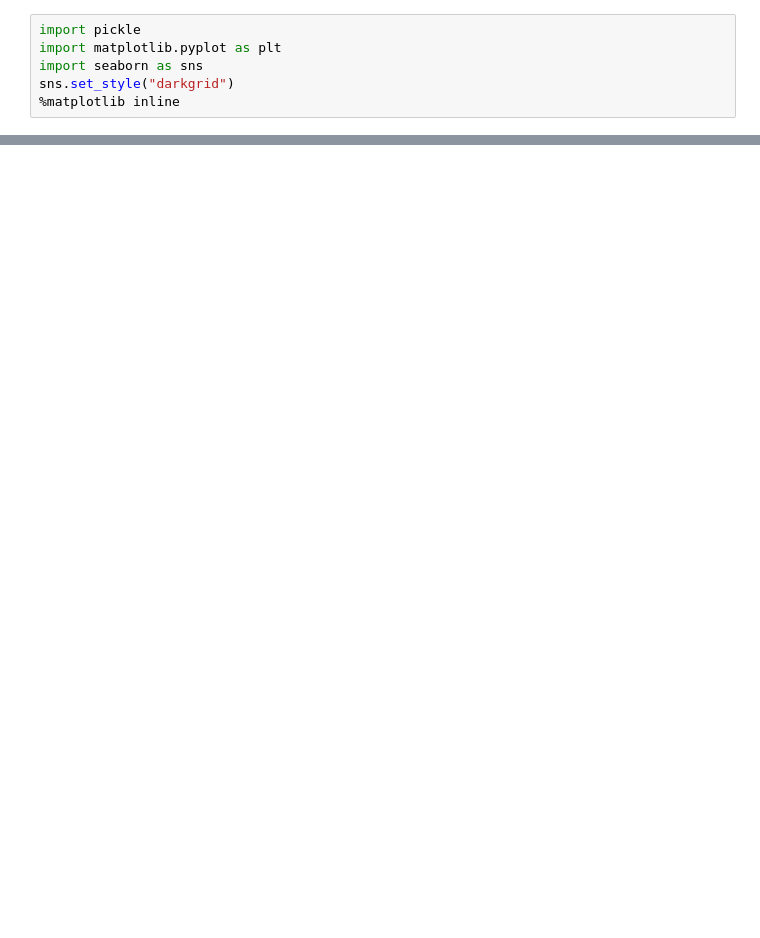
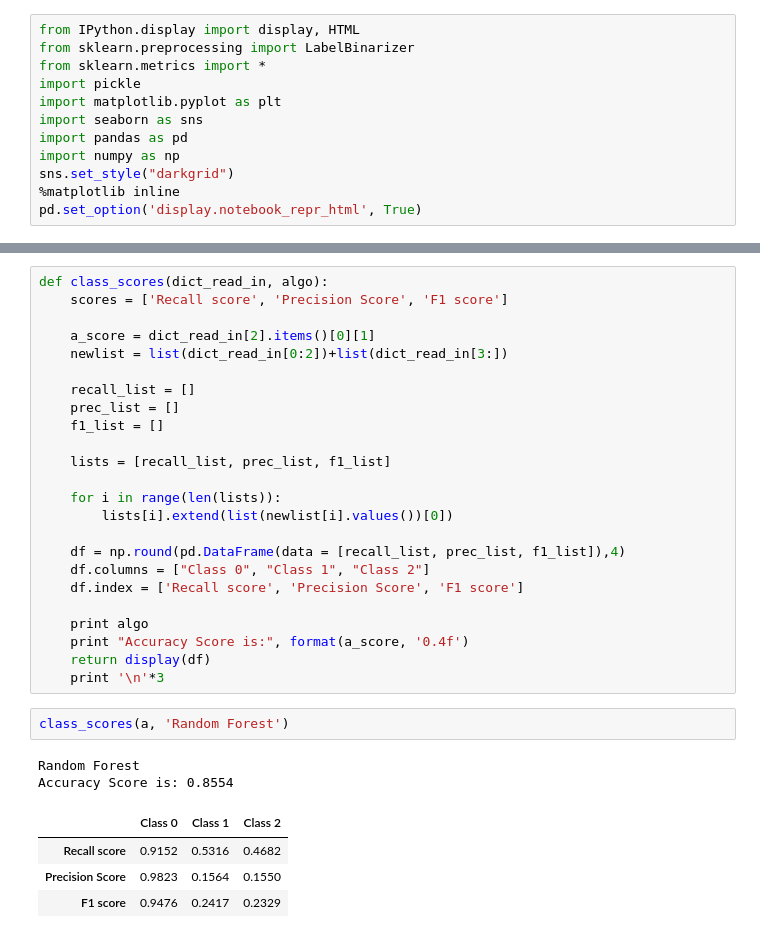
Before and after one commit to yongcho822/Divvy-Project, a Jupyter notebook: Scores_ROCs.ipynb, the cells around one changed output, grey strips where cells are left out. Drawn from its saved outputs; the diff is of its cells as text; blank space fills up the shorter version.

```diff
--- a/Scores_ROCs.ipynb
+++ b/Scores_ROCs.ipynb
@@ -1,6 +1,12 @@
 # %%
+from IPython.display import display, HTML
+from sklearn.preprocessing import LabelBinarizer
+from sklearn.metrics import *
 import pickle
 import matplotlib.pyplot as plt
 import seaborn as sns
+import pandas as pd
+import numpy as np
 sns.set_style("darkgrid")
 %matplotlib inline
+pd.set_option('display.notebook_repr_html', True)
@@ -7,3 +42,36 @@ sns.set_style("darkgrid")
+# %%
+def class_scores(dict_read_in, algo):
+    scores = ['Recall score', 'Precision Score', 'F1 score']
+
+    a_score = dict_read_in[2].items()[0][1]
+    newlist = list(dict_read_in[0:2])+list(dict_read_in[3:])
+
+    recall_list = []
+    prec_list = []
+    f1_list = []
+
+    lists = [recall_list, prec_list, f1_list]
+
+    for i in range(len(lists)):
+        lists[i].extend(list(newlist[i].values())[0])
+
+    df = np.round(pd.DataFrame(data = [recall_list, prec_list, f1_list]),4)
+    df.columns = ["Class 0", "Class 1", "Class 2"]
+    df.index = ['Recall score', 'Precision Score', 'F1 score']
+
+    print algo
+    print "Accuracy Score is:", format(a_score, '0.4f')
+    return display(df)
+    print '\n'*3
+# %%
+class_scores(a, 'Random Forest')
+# %% [output]
+Random Forest
+Accuracy Score is: 0.8554
+|  | Class 0 | Class 1 | Class 2 |
+| Recall score | 0.9152 | 0.5316 | 0.4682 |
+| Precision Score | 0.9823 | 0.1564 | 0.1550 |
+| F1 score | 0.9476 | 0.2417 | 0.2329 |
 # %%
 #For the logistic regression model.
 
```
Also changed, not shown: parts of 11 cells of this notebook.
